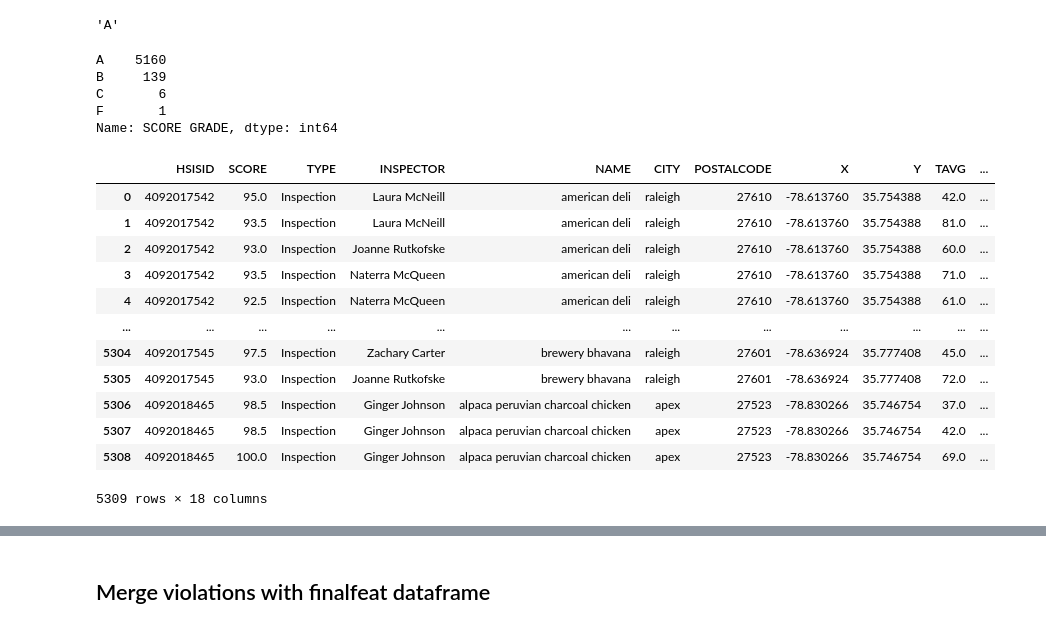
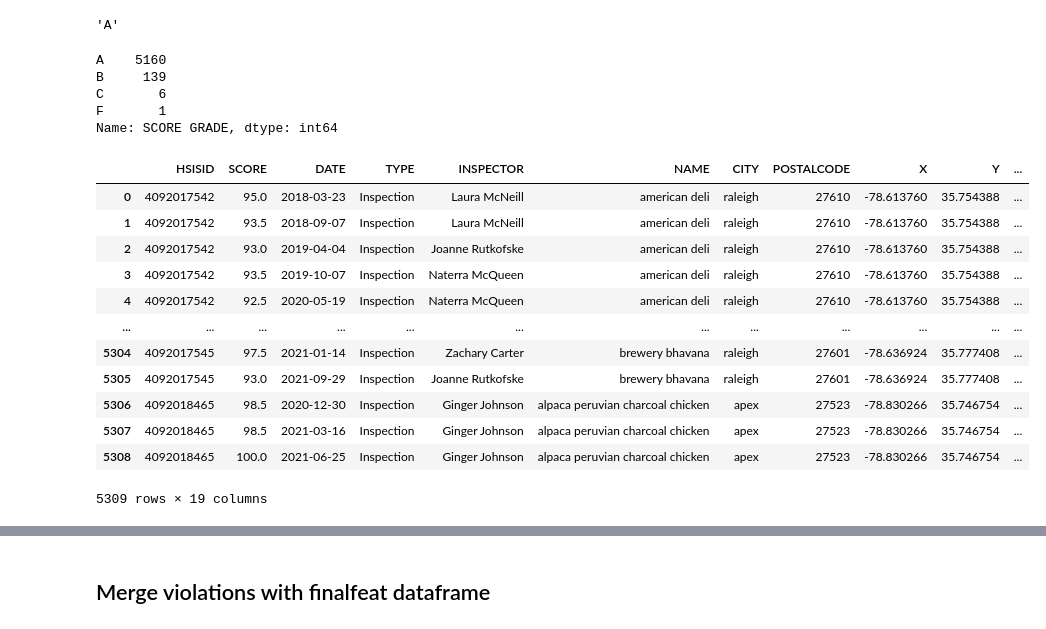
Before and after one commit to shyamal-anadkat/wake-county-food-inspections-analysis, a Jupyter notebook: Wake County -- Restaurant Food Inspections Analysis [AIPI510].ipynb, the cells around one changed output, grey strips where cells are left out. Cells and saved outputs as stored; diff of their text form; code cells hidden in the pictures.

```diff
--- a/Wake County -- Restaurant Food Inspections Analysis [AIPI510].ipynb
+++ b/Wake County -- Restaurant Food Inspections Analysis [AIPI510].ipynb
@@ -103,9 +116,21 @@ weatherdatadf.head()
 # %% [markdown]
 ## Fetch Yelp Ratings Data
 # %%
+
+def getTitle(category_json):
+    try:
+        return json.loads(category_json[1:-1])[0]['title']
+    except:
+        return ""
+
 # read in yelp and restaurant data
+
 yelpdatadf = pd.read_csv('preprocessed_yelpdata.csv')
 print(yelpdatadf.shape)
-yelpdatadf.head()
+
+yelpdatadf['alias'] = yelpdatadf['categories'].apply(lambda x: str(json.dumps(x)))
+yelpdatadf['alias'] = yelpdatadf['alias'].apply(lambda x: x.replace("\'", "\"").strip())
+yelpdatadf['category_title'] = yelpdatadf['alias'].apply(lambda x: getTitle(x).lower())
+display(yelpdatadf.head())
 # %% [output]
 (2145, 9)
@@ -297,7 +322,7 @@ final = final.merge(yelp_df, left_on="NAME", right_on="name", how="left")
 # %%
 finaldf = final.copy()
 finaldf.drop_duplicates(['DATE', 'HSISID'], inplace=True)
-finaldf.drop(['display_phone','is_closed', 'name', 'DESCRIPTION', 'PHONENUMBER', 'location'], axis=1, inplace=True)
+finaldf.drop(['display_phone','is_closed', 'name', 'DESCRIPTION', 'PHONENUMBER', 'location', 'alias', 'categories'], axis=1, inplace=True)
 finaldf.dropna(subset=['review_count'], inplace=True)
 # %%
 finaldf.info()
@@ -441,38 +466,38 @@ get_score_grade(score_legend, 100)
 # %%
 finalfeat= featuretable.copy()
 #finalfeat['DATE'] = finalfeat['DATE'].astype(object)
 finalfeat['POSTALCODE'] = finalfeat['POSTALCODE'].str.split('-').str[0]
 
 finalfeat['RESTAURANTOPENDATE'] = pd.to_datetime(finalfeat['RESTAURANTOPENDATE'])
 basedate = pd.Timestamp('2021-01-01')
 finalfeat['DAYS SINCE OPEN'] = (basedate - finalfeat['RESTAURANTOPENDATE']).dt.days
 #finalfeat['DAYS OPEN SINCE INSPECTION'] = (finalfeat['DATE'] - finalfeat['RESTAURANTOPENDATE']).dt.days
 finalfeat['DAYS OPEN SINCE INSPECTION'] = (pd.to_datetime(finalfeat['DATE']) - pd.to_datetime(finalfeat['RESTAURANTOPENDATE'])).dt.days
-finalfeat['DATE'] = finalfeat['DATE'].astype(object)
-finalfeat = finalfeat.drop(['phone','ADDRESS1','GEOCODESTATUS','DATE', 'RESTAURANTOPENDATE'],axis=1)
+#finalfeat['DATE'] = finalfeat['DATE'].astype(object)
+finalfeat = finalfeat.drop(['phone','ADDRESS1','GEOCODESTATUS','RESTAURANTOPENDATE'],axis=1)
 finalfeat.CITY = finalfeat.CITY.str.lower()
 finalfeat['SCORE GRADE'] = finalfeat['SCORE'].apply(lambda s: get_score_grade(score_legend, s))
 print(finalfeat['SCORE GRADE'].value_counts())
 finalfeat
 # %% [output]
 A    5160
 B     139
 C       6
 F       1
 Name: SCORE GRADE, dtype: int64
-|  | HSISID | SCORE | TYPE | INSPECTOR | NAME | CITY | POSTALCODE | X | Y | TAVG | ... |
-| 0 | 4092017542 | 95.0 | Inspection | Laura McNeill | american deli | raleigh | 27610 | -78.613760 | 35.754388 | 42.0 | ... |
-| 1 | 4092017542 | 93.5 | Inspection | Laura McNeill | american deli | raleigh | 27610 | -78.613760 | 35.754388 | 81.0 | ... |
-| 2 | 4092017542 | 93.0 | Inspection | Joanne Rutkofske | american deli | raleigh | 27610 | -78.613760 | 35.754388 | 60.0 | ... |
-| 3 | 4092017542 | 93.5 | Inspection | Naterra McQueen | american deli | raleigh | 27610 | -78.613760 | 35.754388 | 71.0 | ... |
-| 4 | 4092017542 | 92.5 | Inspection | Naterra McQueen | american deli | raleigh | 27610 | -78.613760 | 35.754388 | 61.0 | ... |
+|  | HSISID | SCORE | DATE | TYPE | INSPECTOR | NAME | CITY | POSTALCODE | X | Y | ... |
+| 0 | 4092017542 | 95.0 | 2018-03-23 | Inspection | Laura McNeill | american deli | raleigh | 27610 | -78.613760 | 35.754388 | ... |
+| 1 | 4092017542 | 93.5 | 2018-09-07 | Inspection | Laura McNeill | american deli | raleigh | 27610 | -78.613760 | 35.754388 | ... |
+| 2 | 4092017542 | 93.0 | 2019-04-04 | Inspection | Joanne Rutkofske | american deli | raleigh | 27610 | -78.613760 | 35.754388 | ... |
+| 3 | 4092017542 | 93.5 | 2019-10-07 | Inspection | Naterra McQueen | american deli | raleigh | 27610 | -78.613760 | 35.754388 | ... |
+| 4 | 4092017542 | 92.5 | 2020-05-19 | Inspection | Naterra McQueen | american deli | raleigh | 27610 | -78.613760 | 35.754388 | ... |
 | ... | ... | ... | ... | ... | ... | ... | ... | ... | ... | ... | ... |
-| 5304 | 4092017545 | 97.5 | Inspection | Zachary Carter | brewery bhavana | raleigh | 27601 | -78.636924 | 35.777408 | 45.0 | ... |
-| 5305 | 4092017545 | 93.0 | Inspection | Joanne Rutkofske | brewery bhavana | raleigh | 27601 | -78.636924 | 35.777408 | 72.0 | ... |
-| 5306 | 4092018465 | 98.5 | Inspection | Ginger Johnson | alpaca peruvian charcoal chicken | apex | 27523 | -78.830266 | 35.746754 | 37.0 | ... |
-| 5307 | 4092018465 | 98.5 | Inspection | Ginger Johnson | alpaca peruvian charcoal chicken | apex | 27523 | -78.830266 | 35.746754 | 42.0 | ... |
-| 5308 | 4092018465 | 100.0 | Inspection | Ginger Johnson | alpaca peruvian charcoal chicken | apex | 27523 | -78.830266 | 35.746754 | 69.0 | ... |
+| 5304 | 4092017545 | 97.5 | 2021-01-14 | Inspection | Zachary Carter | brewery bhavana | raleigh | 27601 | -78.636924 | 35.777408 | ... |
+| 5305 | 4092017545 | 93.0 | 2021-09-29 | Inspection | Joanne Rutkofske | brewery bhavana | raleigh | 27601 | -78.636924 | 35.777408 | ... |
+| 5306 | 4092018465 | 98.5 | 2020-12-30 | Inspection | Ginger Johnson | alpaca peruvian charcoal chicken | apex | 27523 | -78.830266 | 35.746754 | ... |
+| 5307 | 4092018465 | 98.5 | 2021-03-16 | Inspection | Ginger Johnson | alpaca peruvian charcoal chicken | apex | 27523 | -78.830266 | 35.746754 | ... |
+| 5308 | 4092018465 | 100.0 | 2021-06-25 | Inspection | Ginger Johnson | alpaca peruvian charcoal chicken | apex | 27523 | -78.830266 | 35.746754 | ... |
-5309 rows × 18 columns
+5309 rows × 19 columns
 # %%
 rest_violation.head()
 # %% [output]
```
Also changed, not shown: parts of 21 cells of this notebook, 1 other file.
